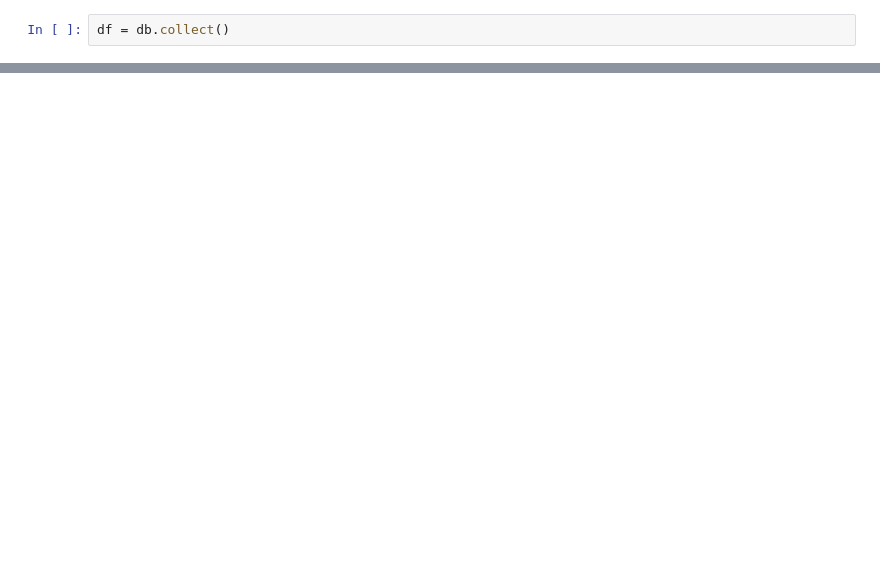
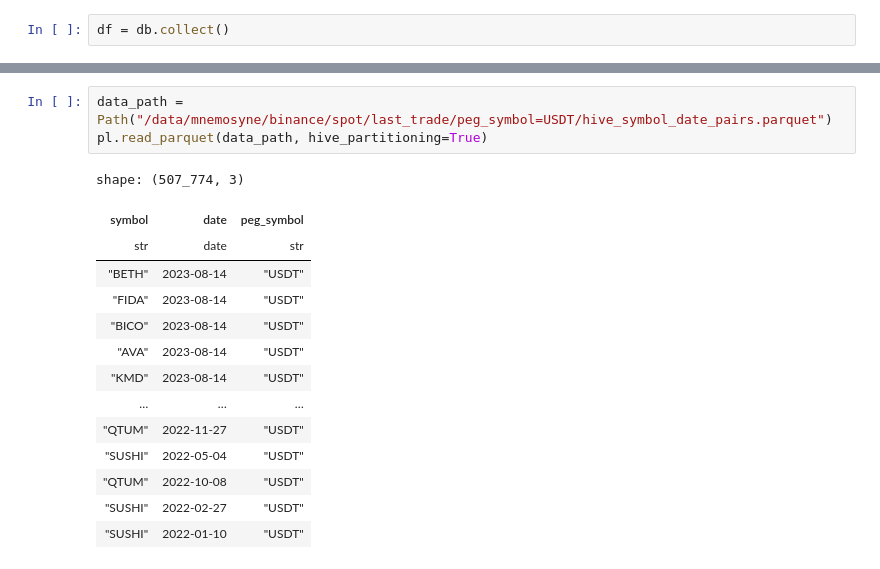
Before and after one commit to nlyu1/midas, a Jupyter notebook: mnemosyne/notebooks/workflows/binance/explore_binance_gridded.ipynb, the cells around one changed output, grey strips where cells are left out. Drawn from its saved outputs; the diff is of its cells as text; blank space fills up the shorter version.

```diff
--- a/mnemosyne/notebooks/workflows/binance/explore_binance_gridded.ipynb
+++ b/mnemosyne/notebooks/workflows/binance/explore_binance_gridded.ipynb
@@ -29,0 +39,18 @@ shape: (5, 17)
+# %%
+data_path = Path("/data/mnemosyne/binance/spot/last_trade/peg_symbol=USDT/hive_symbol_date_pairs.parquet")
+pl.read_parquet(data_path, hive_partitioning=True)
+# %% [output]
+shape: (507_774, 3)
+| symbol | date | peg_symbol |
+| str | date | str |
+| "BETH" | 2023-08-14 | "USDT" |
+| "FIDA" | 2023-08-14 | "USDT" |
+| "BICO" | 2023-08-14 | "USDT" |
+| "AVA" | 2023-08-14 | "USDT" |
+| "KMD" | 2023-08-14 | "USDT" |
+| … | … | … |
+| "QTUM" | 2022-11-27 | "USDT" |
+| "SUSHI" | 2022-05-04 | "USDT" |
+| "QTUM" | 2022-10-08 | "USDT" |
+| "SUSHI" | 2022-02-27 | "USDT" |
+| "SUSHI" | 2022-01-10 | "USDT" |
```
Also changed, not shown: parts of 2 cells of this notebook, 36 other files.
